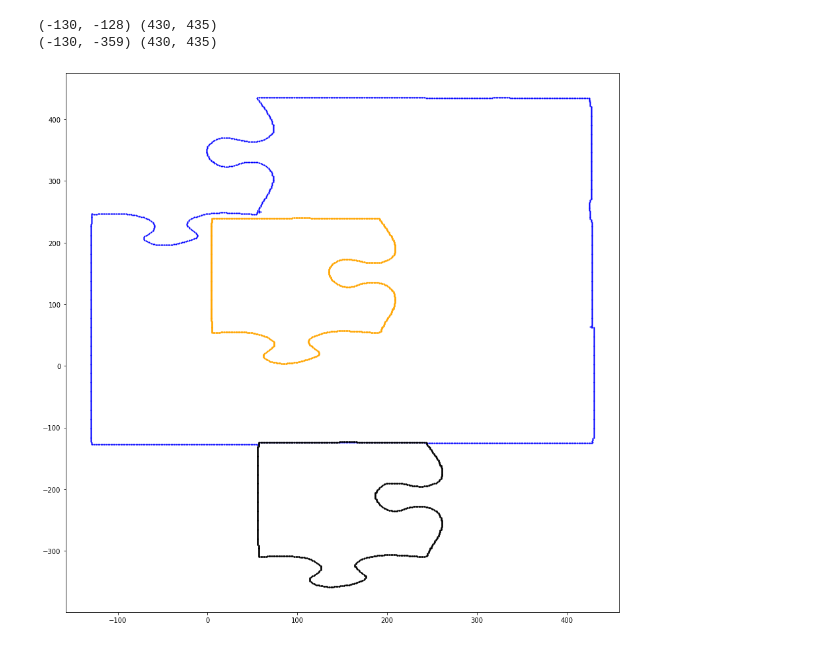
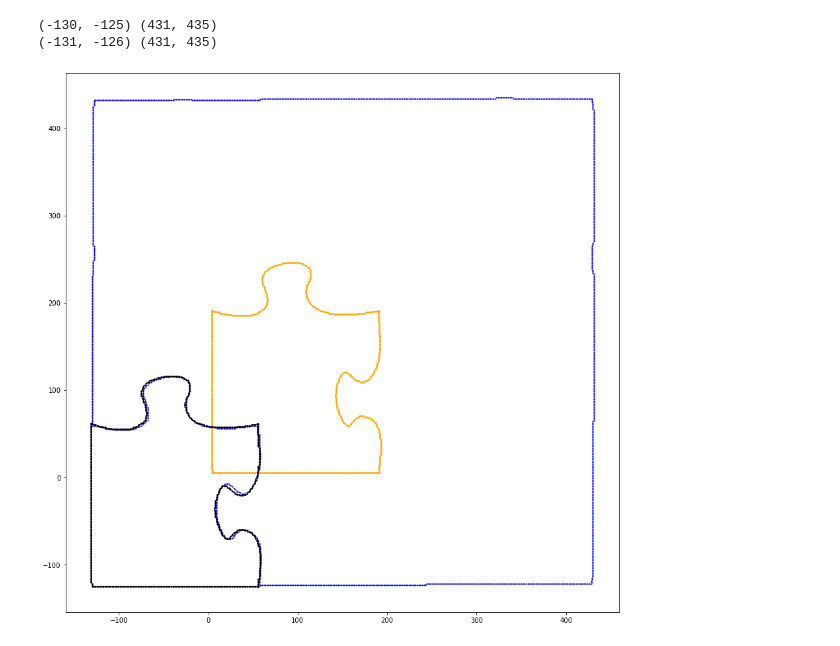
Before and after one commit to KirkDCO/JigSolve, a Jupyter notebook: 9x9_refinement/9x9_refinement.ipynb, the cells around one changed output. Drawn from its saved outputs; the diff is of its cells as text; code cells hidden in the pictures.

```diff
--- a/9x9_refinement/9x9_refinement.ipynb
+++ b/9x9_refinement/9x9_refinement.ipynb
@@ -9,8 +9,8 @@ from PuzzlePiece import *
 target_pieces = {}
 tried_pieces = {}
 
-for p in ['C','N','NE','E','SE','S','SW','W','NW']:
-    target_pieces[p] = Piece('representations/' + p + '_border_ordered.csv')
+for p in ['NW']:
+    target_pieces[p] = Piece('representations/' + p + '_border_ordered.csv', border_sampling_rate=.33)
 # %%
 # get the first piece
 query = target_pieces.pop('C') # this piece will grow
@@ -121,9 +195,22 @@ plt.scatter( [p['x'] - T_xshift for p in T_window],
 # combine the pieces into one piece
 
 # compute fine alignment over the aligned window
+# this is not actually fine tuned - uses sampled_points
+Q_window_pts = [q for q in range(mx_Q-length, mx_Q)]
+for i,v in enumerate(Q_window_pts):
+    if v < 0:
+        Q_window_pts[i] += len(query.sampled_pts)
+    elif v >=len(query.sampled_pts):
+        Q_window_pts[i] -= len(query.sampled_pts)
+Q_window = [query.sampled_pts[q] for q in [list(query.sampled_pts.keys())[i] for i in Q_window_pts]]
 
-Q_window = [query.sampled_pts[p] for p in list(query.sampled_pts.keys())[ max((mx_Q-length),0):(mx_Q)] ]
-T_window = [target.sampled_pts[p] for p in list(target.sampled_pts.keys())[::-1][(mx_T-length):(mx_T)] ]
+T_window_pts = [t for t in range(mx_T-length, mx_T)]
+for i,v in enumerate(T_window_pts):
+    if v < 0:
+        T_window_pts[i] += len(target.sampled_pts)
+    elif v >=len(target.sampled_pts):
+        T_window_pts[i] -= len(target.sampled_pts)
+T_window = [target.sampled_pts[t] for t in [list(target.sampled_pts.keys())[::-1][i] for i in T_window_pts]]
 
 T_xshift = int((sum([p['x'] for p in Q_window]) - sum([p['x'] for p in T_window])) / length)
 T_yshift = int((sum([p['y'] for p in Q_window]) - sum([p['y'] for p in T_window])) / length)
@@ -165,36 +252,36 @@ print((min_x, min_y), (max_x, max_y))
 
 T_orig_x = []
 T_orig_y = []
 T_shifted_x = []
 T_shifted_y = []
 
 for p in target.pts.items():
     if p[1]['x'] + T_xshift not in Q_pt_array.keys():
         Q_pt_array[p[1]['x'] + T_xshift] = []
     Q_pt_array[p[1]['x'] + T_xshift].append(p[1]['y'] + T_yshift)
     T_orig_x.append(p[1]['x'])
     T_orig_y.append(p[1]['y'])
     T_shifted_x.append(p[1]['x'] + T_xshift)
     T_shifted_y.append(p[1]['y'] + T_yshift)
     if p[1]['x'] + T_xshift < min_x:
         min_x = p[1]['x'] + T_xshift
     if p[1]['x'] + T_xshift > max_x:
         max_x = p[1]['x'] + T_xshift
     if p[1]['y'] + T_yshift < min_y:
         min_y = p[1]['y'] + T_yshift
     if p[1]['y'] + T_yshift > max_y:
         max_y = p[1]['y'] + T_yshift
 
 plt.figure(figsize = [15,15])
 plt.scatter( Q_orig_x, Q_orig_y, c = 'blue', s=1)
 plt.scatter( T_orig_x, T_orig_y, c = 'orange', s=2)
 plt.scatter( T_shifted_x, T_shifted_y, c = 'black', s=2)
 
 print((min_x, min_y), (max_x, max_y))
 # %% [output]
-(-130, -128) (430, 435)
-(-130, -359) (430, 435)
+(-130, -125) (431, 435)
+(-131, -126) (431, 435)
-[figure, old version]
+[figure, new version]
 # %%
 # compute new boundary
 # floodfill from exploratory 02
```
Also changed, not shown: parts of 8 cells of this notebook, 2 other files.
